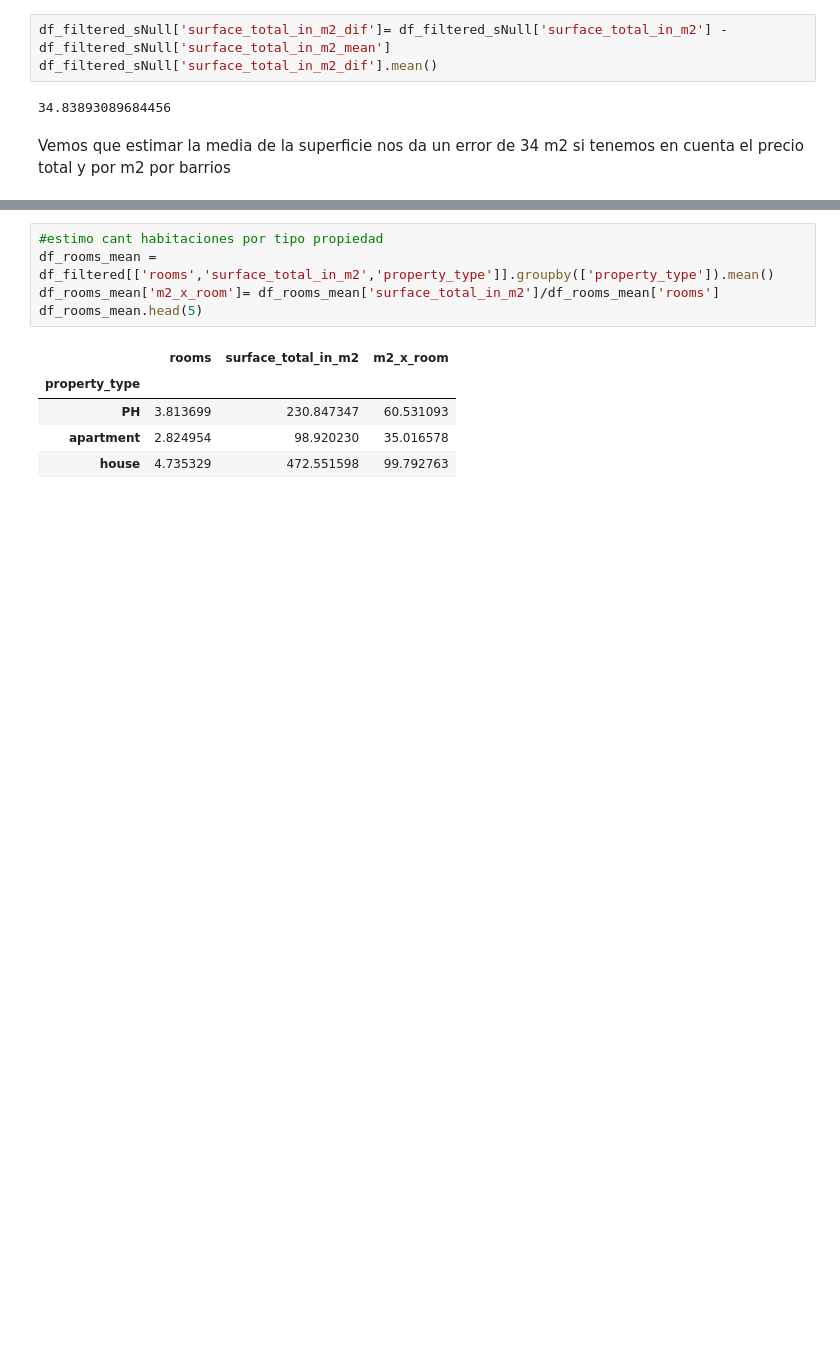
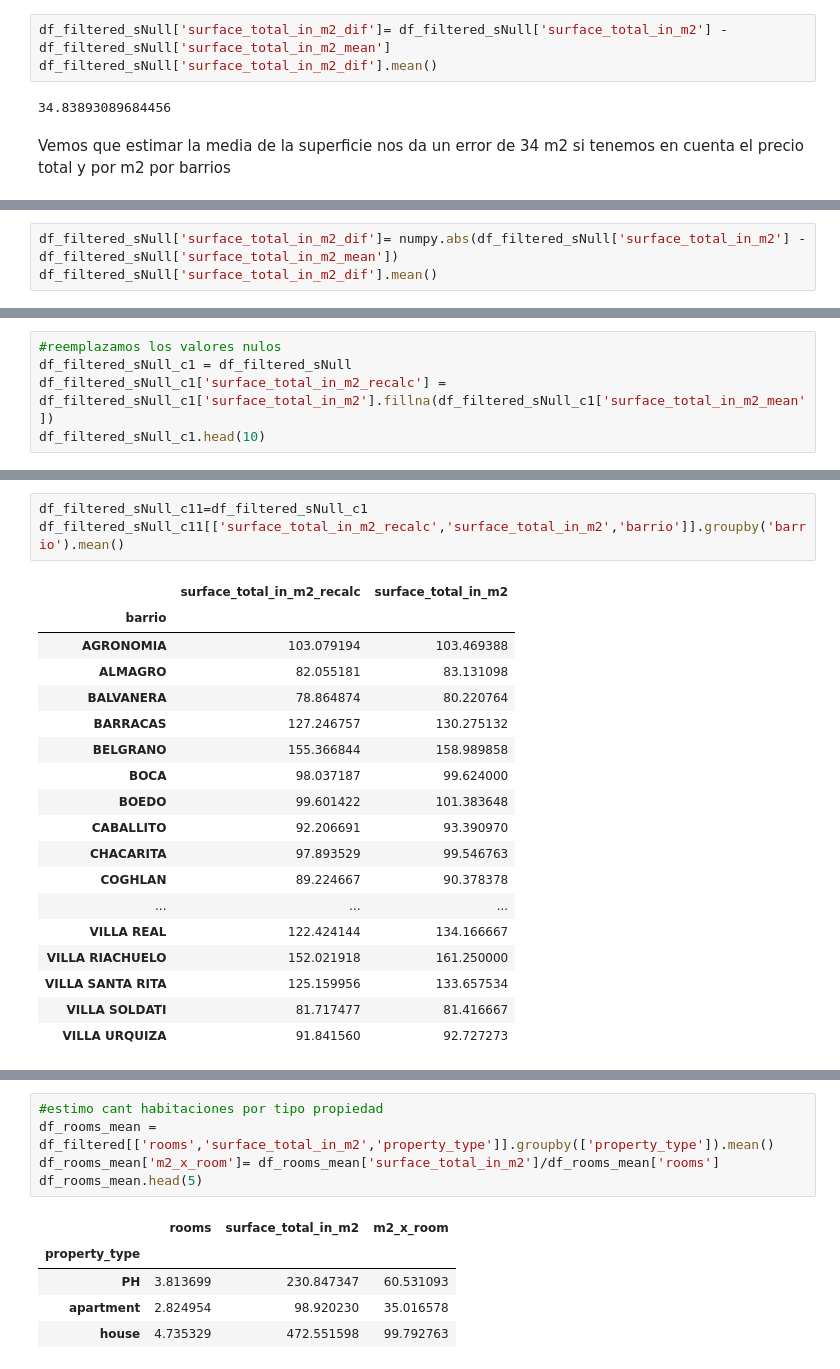
Before and after one commit to mnuclle/diplodatosAnalisisYVisualizacion, a Jupyter notebook: Mentorias/Analisis_y_Visualización_van2.ipynb, the cells around one changed output, grey strips where cells are left out. Drawn from its saved outputs; the diff is of its cells as text; blank space fills up the shorter version.

```diff
--- a/Mentorias/Analisis_y_Visualización_van2.ipynb
+++ b/Mentorias/Analisis_y_Visualización_van2.ipynb
@@ -424,0 +489,3 @@ df_filtered_sNull_c1.head(10)
+# %%
+df_filtered_sNull['surface_total_in_m2_dif']= numpy.abs(df_filtered_sNull['surface_total_in_m2'] - df_filtered_sNull['surface_total_in_m2_mean'])
+df_filtered_sNull['surface_total_in_m2_dif'].mean()
@@ -424,0 +496,5 @@ df_filtered_sNull_c1.head(10)
+# %%
+#reemplazamos los valores nulos
+df_filtered_sNull_c1 = df_filtered_sNull
+df_filtered_sNull_c1['surface_total_in_m2_recalc'] = df_filtered_sNull_c1['surface_total_in_m2'].fillna(df_filtered_sNull_c1['surface_total_in_m2_mean'])
+df_filtered_sNull_c1.head(10)
@@ -424,0 +513,22 @@ df_filtered_sNull_c1.head(10)
+# %%
+df_filtered_sNull_c11=df_filtered_sNull_c1
+df_filtered_sNull_c11[['surface_total_in_m2_recalc','surface_total_in_m2','barrio']].groupby('barrio').mean()
+# %% [output]
+|  | surface_total_in_m2_recalc | surface_total_in_m2 |
+| barrio |  |  |
+| AGRONOMIA | 103.079194 | 103.469388 |
+| ALMAGRO | 82.055181 | 83.131098 |
+| BALVANERA | 78.864874 | 80.220764 |
+| BARRACAS | 127.246757 | 130.275132 |
+| BELGRANO | 155.366844 | 158.989858 |
+| BOCA | 98.037187 | 99.624000 |
+| BOEDO | 99.601422 | 101.383648 |
+| CABALLITO | 92.206691 | 93.390970 |
+| CHACARITA | 97.893529 | 99.546763 |
+| COGHLAN | 89.224667 | 90.378378 |
+| ... | ... | ... |
+| VILLA REAL | 122.424144 | 134.166667 |
+| VILLA RIACHUELO | 152.021918 | 161.250000 |
+| VILLA SANTA RITA | 125.159956 | 133.657534 |
+| VILLA SOLDATI | 81.717477 | 81.416667 |
+| VILLA URQUIZA | 91.841560 | 92.727273 |
```
Also changed, not shown: parts of 39 cells of this notebook, 1 other file.
